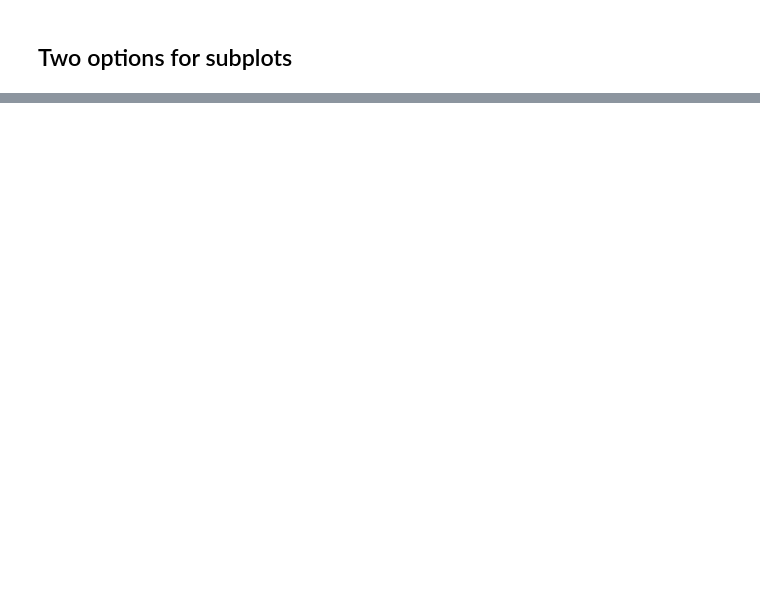
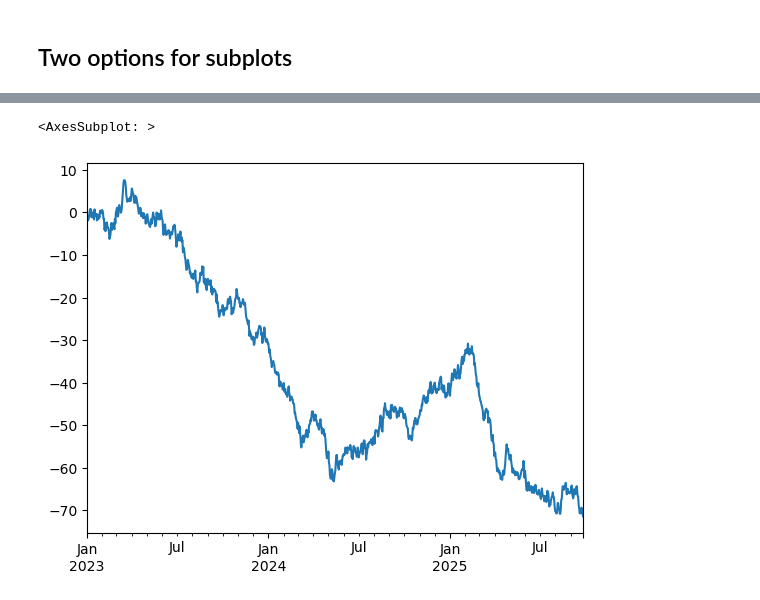
Before and after one commit to ihouwat/zero-to-mastery-ml, a Jupyter notebook: 004_matplotlib/introduction-to-matplotlib.ipynb, the cells around one changed output, grey strips where cells are left out. Cells and saved outputs as stored; diff of their text form; code cells hidden in the pictures; blank space fills up the shorter version.

```diff
--- a/004_matplotlib/introduction-to-matplotlib.ipynb
+++ b/004_matplotlib/introduction-to-matplotlib.ipynb
@@ -157,0 +190,8 @@ ax3.hist(np.random.randn(1000));
+# %%
+ts = pd.Series(np.random.randn(1000),
+               index=pd.date_range("1/1/2023", periods=1000))
+ts = ts.cumsum()
+ts.plot() # calling plot from a series calls matplotlib
+# %% [output]
+<AxesSubplot: >
+[figure, added]
```
Also changed, not shown: parts of 8 cells of this notebook.
